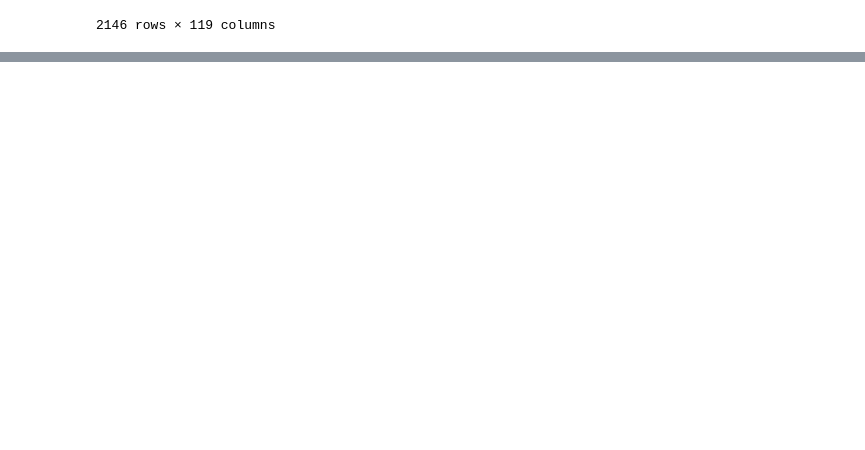
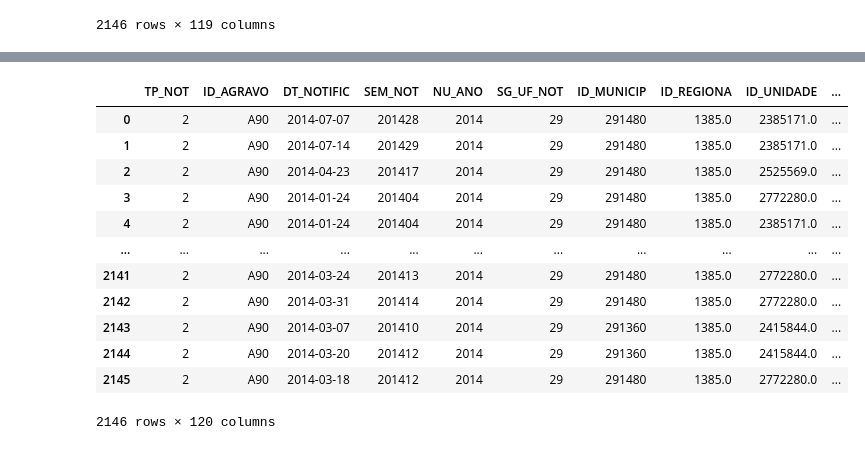
Before and after one commit to EveSantos/pesquisa-mestrado, a Jupyter notebook: analise-sinan.ipynb, the cells around one changed output, grey strips where cells are left out. Drawn from its saved outputs; the diff is of its cells as text; code cells hidden in the pictures; blank space fills up the shorter version.

```diff
--- a/analise-sinan.ipynb
+++ b/analise-sinan.ipynb
@@ -177,0 +221,10 @@ deng_dados14_ba
+# %%
+
+for cname in deng_2014.columns:
+    if cname.startswith('DT_'):
+        deng_2014[cname] = pd.to_datetime(deng_2014[cname], errors='coerce')
+    elif cname.startswith('ID_'):
+        try:
+            deng_2014[cname] = pd.to_numeric(deng_2014[cname])
+        except ValueError:
+            continue
@@ -177,0 +233,21 @@ deng_dados14_ba
+# %%
+deng_2014['idade_anos'] = decodifica_idade_SINAN(
+    deng_2014['NU_IDADE_N'],
+    unidade='Y'
+)
+# %%
+deng_2014
+# %% [output]
+|  | TP_NOT | ID_AGRAVO | DT_NOTIFIC | SEM_NOT | NU_ANO | SG_UF_NOT | ID_MUNICIP | ID_REGIONA | ID_UNIDADE | ... |
+| 0 | 2 | A90 | 2014-07-07 | 201428 | 2014 | 29 | 291480 | 1385.0 | 2385171.0 | ... |
+| 1 | 2 | A90 | 2014-07-14 | 201429 | 2014 | 29 | 291480 | 1385.0 | 2385171.0 | ... |
+| 2 | 2 | A90 | 2014-04-23 | 201417 | 2014 | 29 | 291480 | 1385.0 | 2525569.0 | ... |
+| 3 | 2 | A90 | 2014-01-24 | 201404 | 2014 | 29 | 291480 | 1385.0 | 2772280.0 | ... |
+| 4 | 2 | A90 | 2014-01-24 | 201404 | 2014 | 29 | 291480 | 1385.0 | 2385171.0 | ... |
+| ... | ... | ... | ... | ... | ... | ... | ... | ... | ... | ... |
+| 2141 | 2 | A90 | 2014-03-24 | 201413 | 2014 | 29 | 291480 | 1385.0 | 2772280.0 | ... |
+| 2142 | 2 | A90 | 2014-03-31 | 201414 | 2014 | 29 | 291480 | 1385.0 | 2772280.0 | ... |
+| 2143 | 2 | A90 | 2014-03-07 | 201410 | 2014 | 29 | 291360 | 1385.0 | 2415844.0 | ... |
+| 2144 | 2 | A90 | 2014-03-20 | 201412 | 2014 | 29 | 291360 | 1385.0 | 2415844.0 | ... |
+| 2145 | 2 | A90 | 2014-03-18 | 201412 | 2014 | 29 | 291480 | 1385.0 | 2772280.0 | ... |
+2146 rows × 120 columns
```
Also changed, not shown: parts of 12 cells of this notebook.
